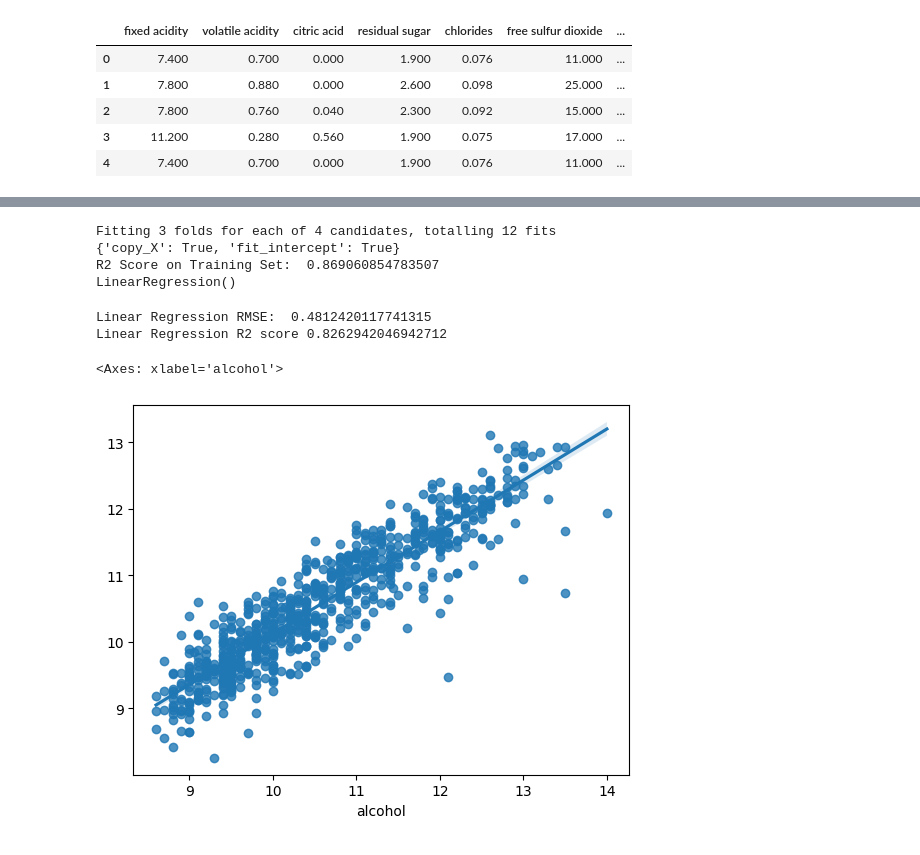
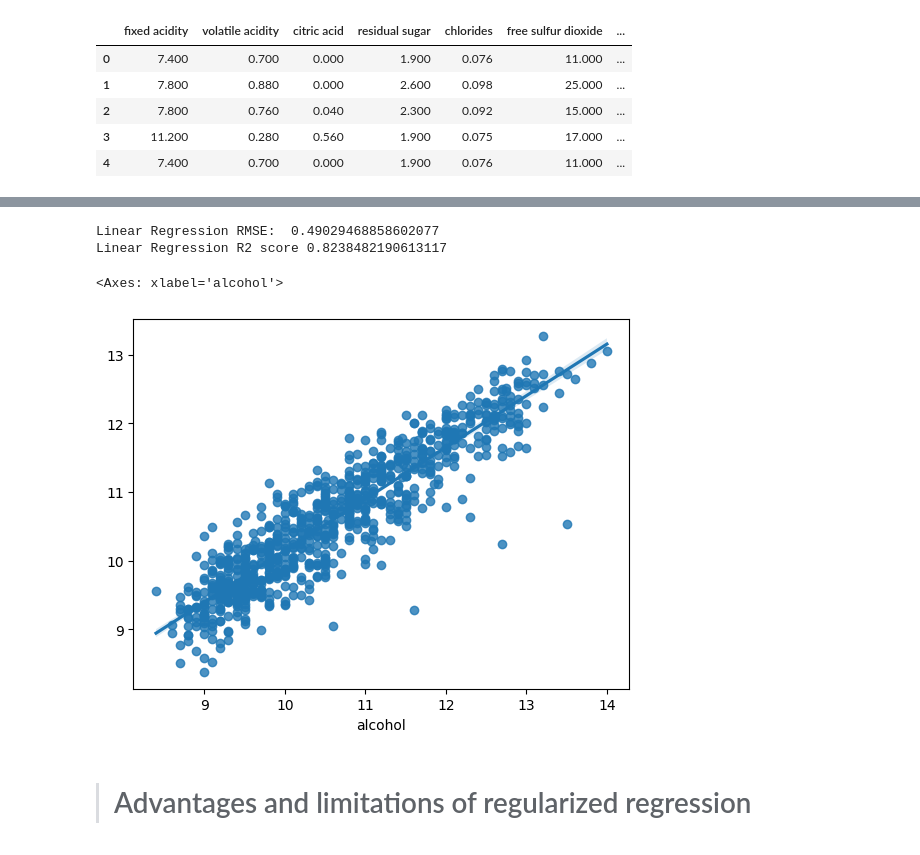
Before and after one commit to Harsh502s/ML-Assignments, a Jupyter notebook: ML-MF Pesentation/Presentation.ipynb, the cells around one changed output, grey strips where cells are left out. Cells and saved outputs as stored; diff of their text form; code cells hidden in the pictures.

```diff
--- a/ML-MF Pesentation/Presentation.ipynb
+++ b/ML-MF Pesentation/Presentation.ipynb
@@ -101,7 +120,11 @@ def remove_outliers(df, col_name):
     iqr = q3 - q1
     lower_bound = q1 - (1.5 * iqr)
     upper_bound = q3 + (1.5 * iqr)
-    return df[(df[col_name] > lower_bound) & (df[col_name] < upper_bound)]
+
+    from scipy import stats
+    z = np.abs(stats.zscore(df))
+    df = df[(z < 3).all(axis=1)]
+    return df
 
 for i in df.columns:
     df = remove_outliers(df, i)
@@ -120,8 +143,7 @@ from sklearn.model_selection import GridSearchCV
 
 # Create the parameter grid based on the results of random search
 
-param_grid = {"alpha": [0.001, 0.01, 0.1, 1, 10, 100, 1000],
-            "max_iter": [1000, 2000, 3000, 4000, 5000]
+param_grid = {"alpha": [0.001, 0.01, 0.1, 1, 10, 100, 1000]
             }
 
 # Create a based model
@@ -215,53 +237,16 @@ L2 Regression R2 score 0.8262942046942712
-# %%
-from sklearn.model_selection import GridSearchCV
-
-# Create a based model
-
-lr = LinearRegression()
-
-# Create the parameter grid based on the results of random search
-
-param_grid = {"fit_intercept": [True, False],
-            "copy_X": [True, False]
-            }
-
-# Create a based model
-
-lr = LinearRegression()
-
-# Instantiate the grid search model
-
-grid_search_lr = GridSearchCV(
-    estimator=lr, param_grid=param_grid, cv=3, n_jobs=-1, verbose=2
-)
-
-# Fit the grid search to the data
-
-grid_search_lr.fit(X_train, y_train)
-
-# print the best parameters
-
-print(grid_search_lr.best_params_)
-print(
-    "R2 Score on Training Set: ", r2_score(y_train, grid_search_lr.predict(X_train))
-)
-print(grid_search_lr.best_estimator_)
-# %% [output]
-Fitting 3 folds for each of 4 candidates, totalling 12 fits
-{'copy_X': True, 'fit_intercept': True}
-R2 Score on Training Set:  0.869060854783507
-LinearRegression()
 # %%
 # apply L2 regression
-lr = LinearRegression(**grid_search_lr.best_params_)
+lr = LinearRegression()
 lr.fit(X_train, y_train)
 lr_predictions = ridge.predict(X_test)
 lr_mse = mean_squared_error(y_test, ridge_predictions) ** 0.5
 print("Linear Regression RMSE: ", lr_mse)
 print("Linear Regression R2 score", r2_score(y_test, lr_predictions))
 sns.regplot(x=y_test, y=lr_predictions, fit_reg=True)
 # %% [output]
-Linear Regression RMSE:  0.4812420117741315
-Linear Regression R2 score 0.8262942046942712
+Linear Regression RMSE:  0.49029468858602077
+Linear Regression R2 score 0.8238482190613117
 <Axes: xlabel='alcohol'>
-[figure, old version]
+[figure, new version]
+# %% [markdown]
+> # Advantages and limitations of regularized regression
```
Also changed, not shown: parts of 13 cells of this notebook.
